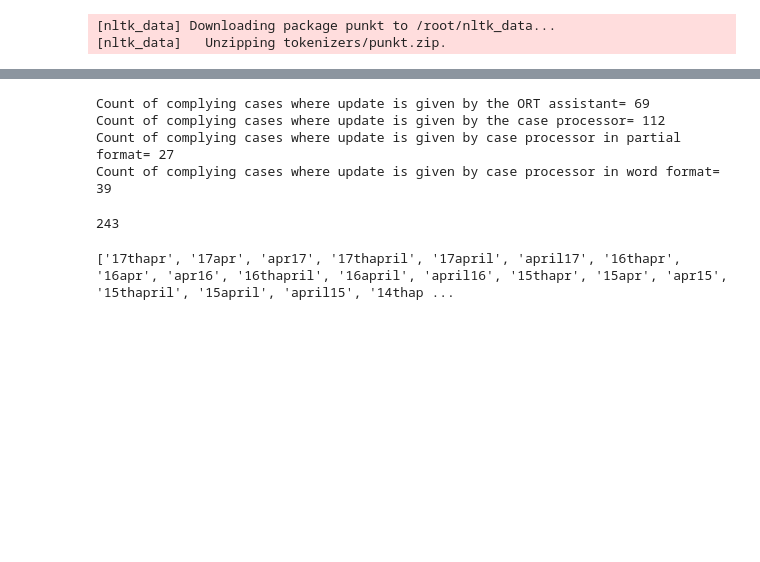
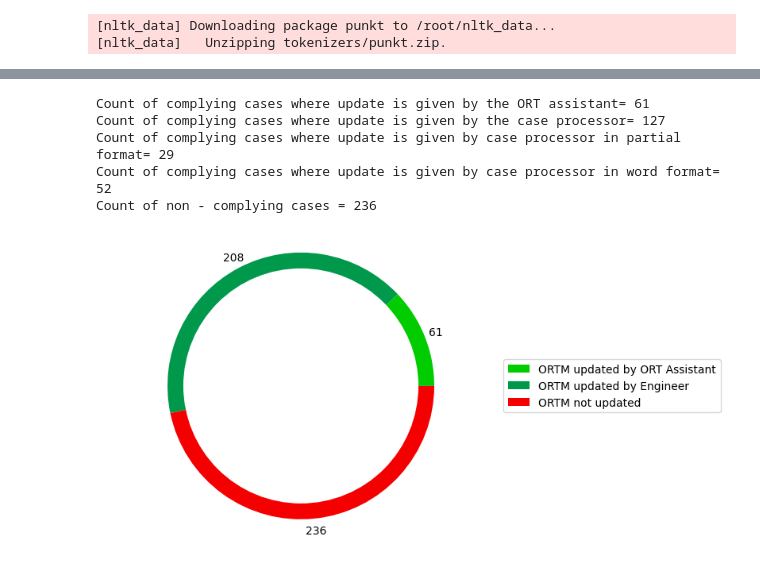
Before and after one commit to anandsai410/Blockchain-technologies-Assignment-I, a Jupyter notebook: ORT_Manual_Global_(data - 1704)(FInal_Update).ipynb, the cells around one changed output, grey strips where cells are left out. Drawn from its saved outputs; the diff is of its cells as text; code cells hidden in the pictures; blank space fills up the shorter version.

```diff
--- a/ORT_Manual_Global_(data - 1704)(FInal_Update).ipynb
+++ b/ORT_Manual_Global_(data - 1704)(FInal_Update).ipynb
@@ -404,8 +383,15 @@ for i in range(0,len(df)):
+# %%
+for i in range(0,len(df)):
+  if df.iloc[i,16]=="":
+    df.iloc[i,16]="ORTM_NOK"
+  else:
+    pass
 # %%
 count_oa=0
 count_cp=0
 count_f=0
 count_dwf=0
+count_nok=0
 
 for i in range(0,len(df)):
   if df.iloc[i,16]=="ORTMA_OK":
@@ -416,20 +402,17 @@ for i in range(0,len(df)):
     count_f+=1
   elif df.iloc[i,16]=="ORTM_OK_(DWF)":
     count_dwf+=1
+  elif df.iloc[i,16]=="ORTM_NOK":
+    count_nok+=1
 
 print("Count of complying cases where update is given by the ORT assistant=",count_oa)
 print("Count of complying cases where update is given by the case processor=",count_cp)
 print("Count of complying cases where update is given by case processor in partial format=",count_f)
 print("Count of complying cases where update is given by case processor in word format=",count_dwf)
+print("Count of non - complying cases =",count_nok)
 # %% [output]
-Count of complying cases where update is given by the ORT assistant= 69
-Count of complying cases where update is given by the case processor= 112
-Count of complying cases where update is given by case processor in partial format= 27
-Count of complying cases where update is given by case processor in word format= 39
+Count of complying cases where update is given by the ORT assistant= 61
+Count of complying cases where update is given by the case processor= 127
+Count of complying cases where update is given by case processor in partial format= 29
+Count of complying cases where update is given by case processor in word format= 52
+Count of non - complying cases = 236
-# %%
-NOKdf=pd.DataFrame(columns=df.columns)
-condition=df['pytag']==""
-NOKdf=pd.concat((NOKdf,df[condition]))
-print(len(NOKdf))
-# %% [output]
-243
@@ -439,4 +419,43 @@ NOKdf.to_excel('Global_0705_OP.xlsx', sheet_name='Code Output')
-# %%
-print(wordfmt(df.iloc[0,2]))
-# %% [output]
-['17thapr', '17apr', 'apr17', '17thapril', '17april', 'april17', '16thapr', '16apr', 'apr16', '16thapril', '16april', 'april16', '15thapr', '15apr', 'apr15', '15thapril', '15april', 'april15', '14thap ...
+# %%
+import matplotlib.pyplot as plt
+from openpyxl.drawing.image import Image
+import io
+from openpyxl import Workbook
+from openpyxl.utils.dataframe import dataframe_to_rows
+
+#PIECHART
+values=[count_oa, (count_cp+count_f+count_dwf), count_nok]
+labels=['ORTM updated by ORT Assistant','ORTM updated by Engineer','ORTM not updated']
+colors=['#00cc00','#00994c','#f50000']
+
+total_count=sum(values)
+patches, texts, autotexts=plt.pie(values, autopct=lambda p: '{:.0f}'.format(p * total_count / 100),colors=colors, radius=0.8, pctdistance=1.09)
+
+circle = plt.Circle((0, 0), 0.7, color='white', fc='white', lw=1.5)
+plt.gca().add_artist(circle)
+
+plt.axis('equal')
+plt.legend(patches, labels, loc="center left", bbox_to_anchor=(1, 0.5))
+plt.savefig('chart.png', bbox_inches='tight')
+#WORKBOOK
+workbook = Workbook()
+
+#SHEET 1
+sheet1 = workbook.active
+sheet1.title = "All cases for March"
+
+for row in dataframe_to_rows(df, index=False, header=True):
+    sheet1.append(row)
+
+#SHEET 2
+sheet2 = workbook.create_sheet(title="Observations")
+
+img_path = "chart.png"
+img = Image(img_path)
+img.width = 486.16
+img.height = 244.72
+sheet2.add_image(img,'C4')
+
+workbook.save(filename='ORT Manual Report.xlsx')
+# %% [output]
+[figure, added]
```
Also changed, not shown: parts of 6 cells of this notebook.
